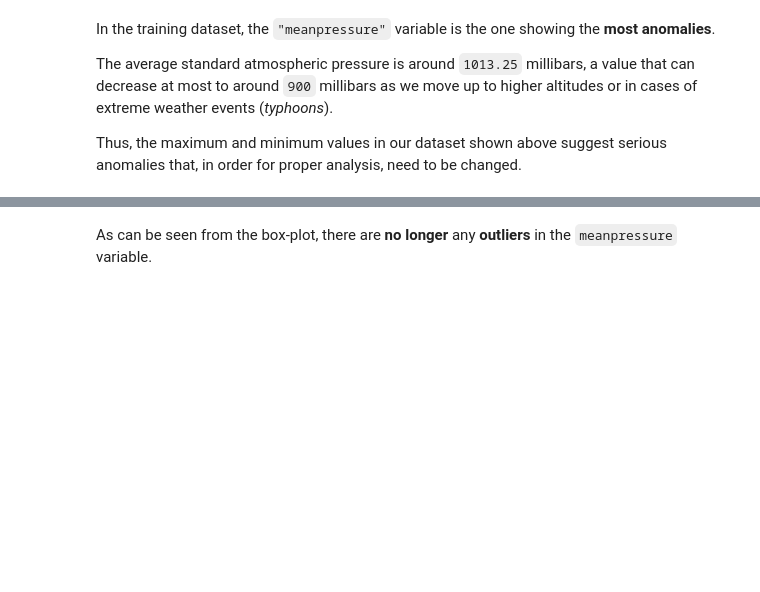
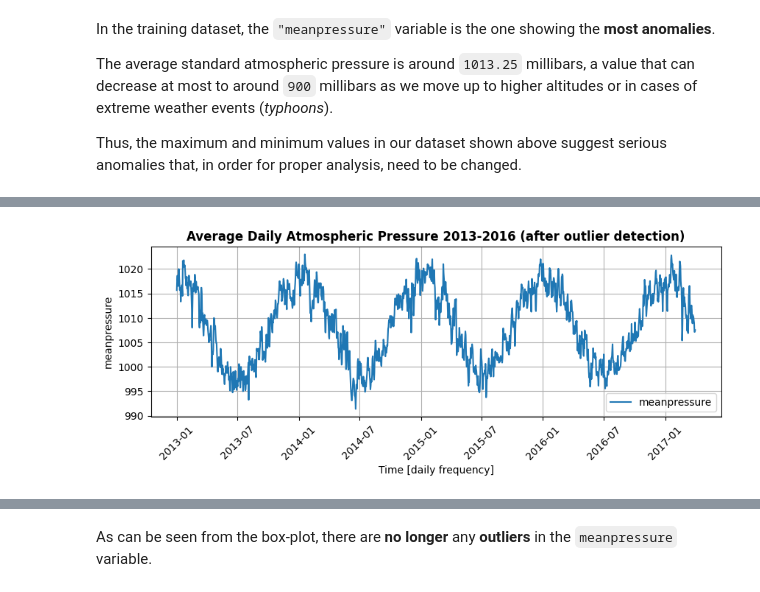
Before and after one commit to marcocolognesi/Weather_Forecast, a Jupyter notebook: project.ipynb, the cells around one changed output, grey strips where cells are left out. Saved outputs shown, nothing was run; the diff lists cells and outputs as text; code cells hidden in the pictures; blank space fills up the shorter version.

```diff
--- a/project.ipynb
+++ b/project.ipynb
@@ -460,7 +477,7 @@ As the graph shows, in the year 2016 there are **huge inconsistencies** in the v
 # %%
 # Finding Q1 (25% percentile) and Q3 (75% percentile)
-Q1_meanpressure = np.quantile(train_data['meanpressure'], 0.25)
-Q3_meanpressure = np.quantile(train_data['meanpressure'], 0.75)
+Q1_meanpressure = np.quantile(merged_df['meanpressure'], 0.25)
+Q3_meanpressure = np.quantile(merged_df['meanpressure'], 0.75)
 
 print(f"Q1 for 'meanpressure' variable is: {Q1_meanpressure}")
 print(f"Q3 for 'meanpressure' variable is: {Q3_meanpressure}")
@@ -481,7 +498,7 @@ print(f"Upper limit for outlier detection is: {upper_limit}")
 print("=================================")
 
 # Finding outliers (if a value is < than lower limit or > than upper limit)
-outliers_meanpressure = [x for x in train_data['meanpressure'] if x < lower_limit or x > upper_limit]
+outliers_meanpressure = [x for x in merged_df['meanpressure'] if x < lower_limit or x > upper_limit]
 
 print(f"{len(outliers_meanpressure)} outliers were found:")
 print(outliers_meanpressure)
@@ -488,18 +516,20 @@ print(outliers_meanpressure)
 # %%
 # Replacing outliers using 'bfill' method
 # First step --> Turn outliers into NaN
-train_data.loc[train_data['meanpressure'].isin(outliers_meanpressure), 'meanpressure'] = np.nan
+merged_df.loc[merged_df['meanpressure'].isin(outliers_meanpressure), 'meanpressure'] = np.nan
 # Second step --> Fill NaN
-train_data = train_data.fillna(method='backfill')
+merged_df = merged_df.fillna(method='backfill')
 # %%
 # second "meanpressure" plot (after outlier detection)
 plt.figure(figsize=(10,3))
 plt.grid()
-plt.plot(train_data['meanpressure'], label='meanpressure')
+plt.plot(merged_df['meanpressure'], label='meanpressure')
 plt.title('Average Daily Atmospheric Pressure 2013-2016 (after outlier detection)', weight='bold')
 plt.xlabel('Time [daily frequency]')
 plt.tick_params(axis='x', rotation=45)
-plt.ylabel('Values [mb]')
+plt.ylabel('meanpressure')
 plt.legend()
 plt.show()
+# %% [output]
+[figure, added]
 # %%
```
Also changed, not shown: parts of 22 cells of this notebook.
